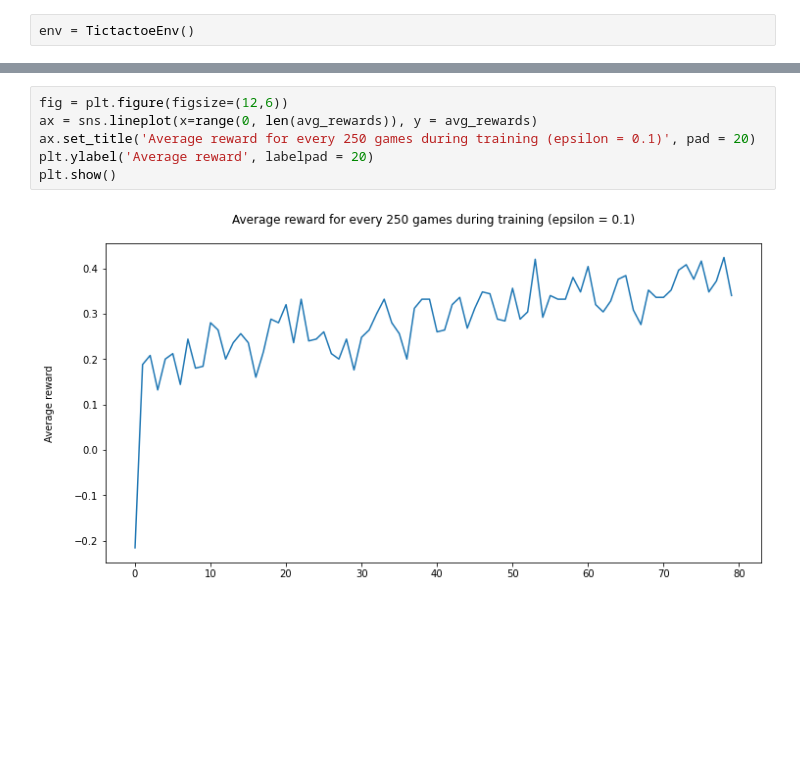
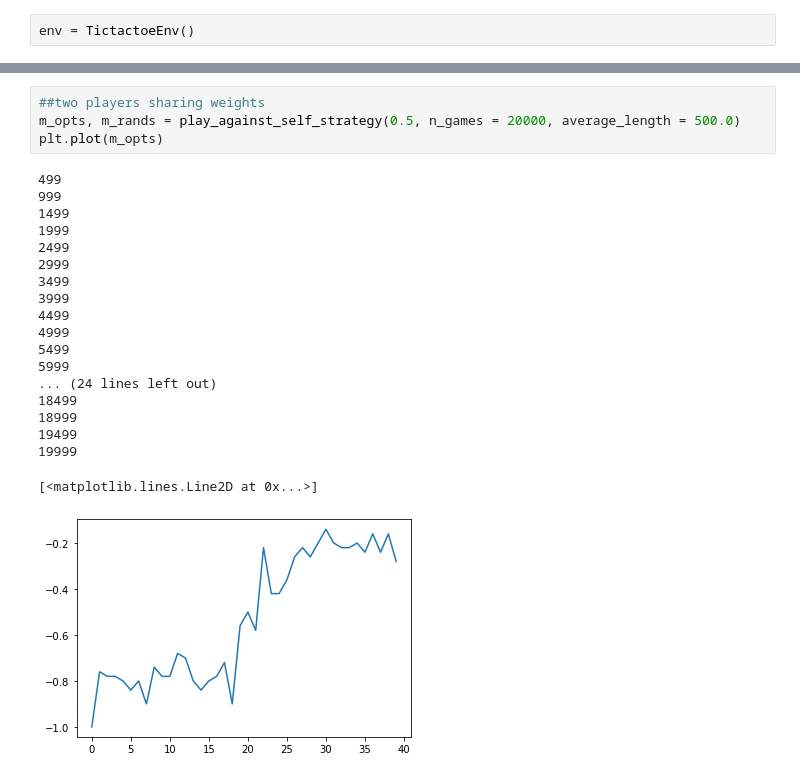
Before and after one commit to thurgarion2/tictactoe, a Jupyter notebook: tic_tac_toe_2.ipynb, the cells around one changed output, grey strips where cells are left out. Saved outputs shown, nothing was run; the diff lists cells and outputs as text; blank space fills up the shorter version.

```diff
--- a/tic_tac_toe_2.ipynb
+++ b/tic_tac_toe_2.ipynb
@@ -158,8 +192,24 @@ Game ended, winner is player X
 # %%
-fig = plt.figure(figsize=(12,6))
-ax = sns.lineplot(x=range(0, len(avg_rewards)), y = avg_rewards)
-ax.set_title('Average reward for every 250 games during training (epsilon = 0.1)', pad = 20)
-plt.ylabel('Average reward', labelpad = 20)
-plt.show()
+##two players sharing weights
+m_opts, m_rands = play_against_self_strategy(0.5, n_games = 20000, average_length = 500.0)
+plt.plot(m_opts)
 # %% [output]
+499
+999
+1499
+1999
+2499
+2999
+3499
+3999
+4499
+4999
+5499
+5999
+... (24 lines left out)
+18499
+18999
+19499
+19999
+[<matplotlib.lines.Line2D at 0x...>]
-[figure, old version]
+[figure, new version]
```
Also changed, not shown: parts of 12 cells of this notebook, 1 other file.
